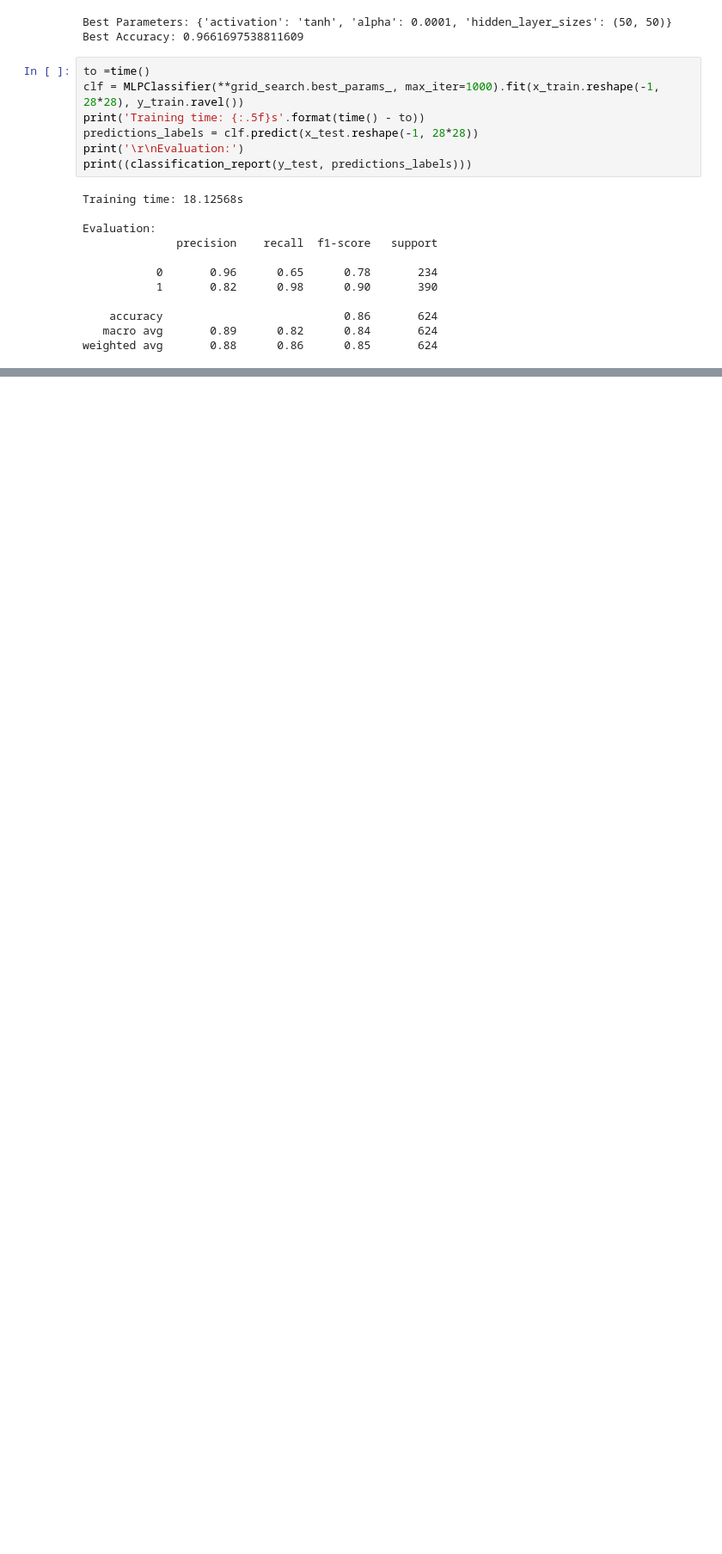
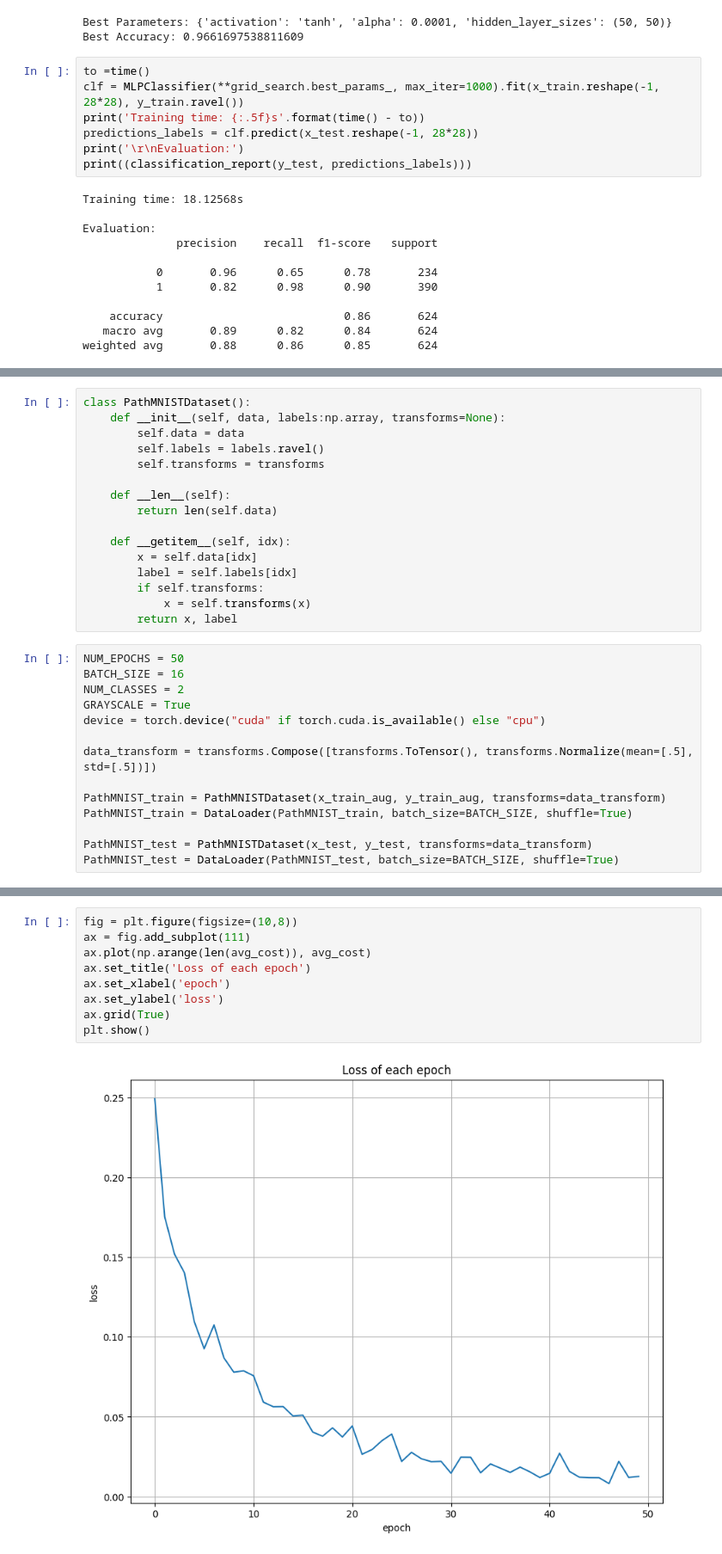
Before and after one commit to samleong66/AMLS_final, a Jupyter notebook: FinalAssignement.ipynb, the cells around one changed output, grey strips where cells are left out. Shown at 86% size. Saved outputs shown, nothing was run; the diff lists cells and outputs as text; blank space fills up the shorter version.

```diff
--- a/FinalAssignement.ipynb
+++ b/FinalAssignement.ipynb
@@ -272,0 +446,30 @@ weighted avg       0.88      0.86      0.85       624
+# %%
+class PathMNISTDataset():
+    def __init__(self, data, labels:np.array, transforms=None):
+        self.data = data
+        self.labels = labels.ravel()
+        self.transforms = transforms
+
+    def __len__(self):
+        return len(self.data)
+
+    def __getitem__(self, idx):
+        x = self.data[idx]
+        label = self.labels[idx]
+        if self.transforms:
+            x = self.transforms(x)
+        return x, label
+# %%
+NUM_EPOCHS = 50
+BATCH_SIZE = 16
+NUM_CLASSES = 2
+GRAYSCALE = True
+device = torch.device("cuda" if torch.cuda.is_available() else "cpu")
+
+data_transform = transforms.Compose([transforms.ToTensor(), transforms.Normalize(mean=[.5], std=[.5])])
+
+PathMNIST_train = PathMNISTDataset(x_train_aug, y_train_aug, transforms=data_transform)
+PathMNIST_train = DataLoader(PathMNIST_train, batch_size=BATCH_SIZE, shuffle=True)
+
+PathMNIST_test = PathMNISTDataset(x_test, y_test, transforms=data_transform)
+PathMNIST_test = DataLoader(PathMNIST_test, batch_size=BATCH_SIZE, shuffle=True)
@@ -272,0 +665,11 @@ weighted avg       0.88      0.86      0.85       624
+# %%
+fig = plt.figure(figsize=(10,8))
+ax = fig.add_subplot(111)
+ax.plot(np.arange(len(avg_cost)), avg_cost)
+ax.set_title('Loss of each epoch')
+ax.set_xlabel('epoch')
+ax.set_ylabel('loss')
+ax.grid(True)
+plt.show()
+# %% [output]
+[figure, added]
```
Also changed, not shown: parts of 33 cells of this notebook.
